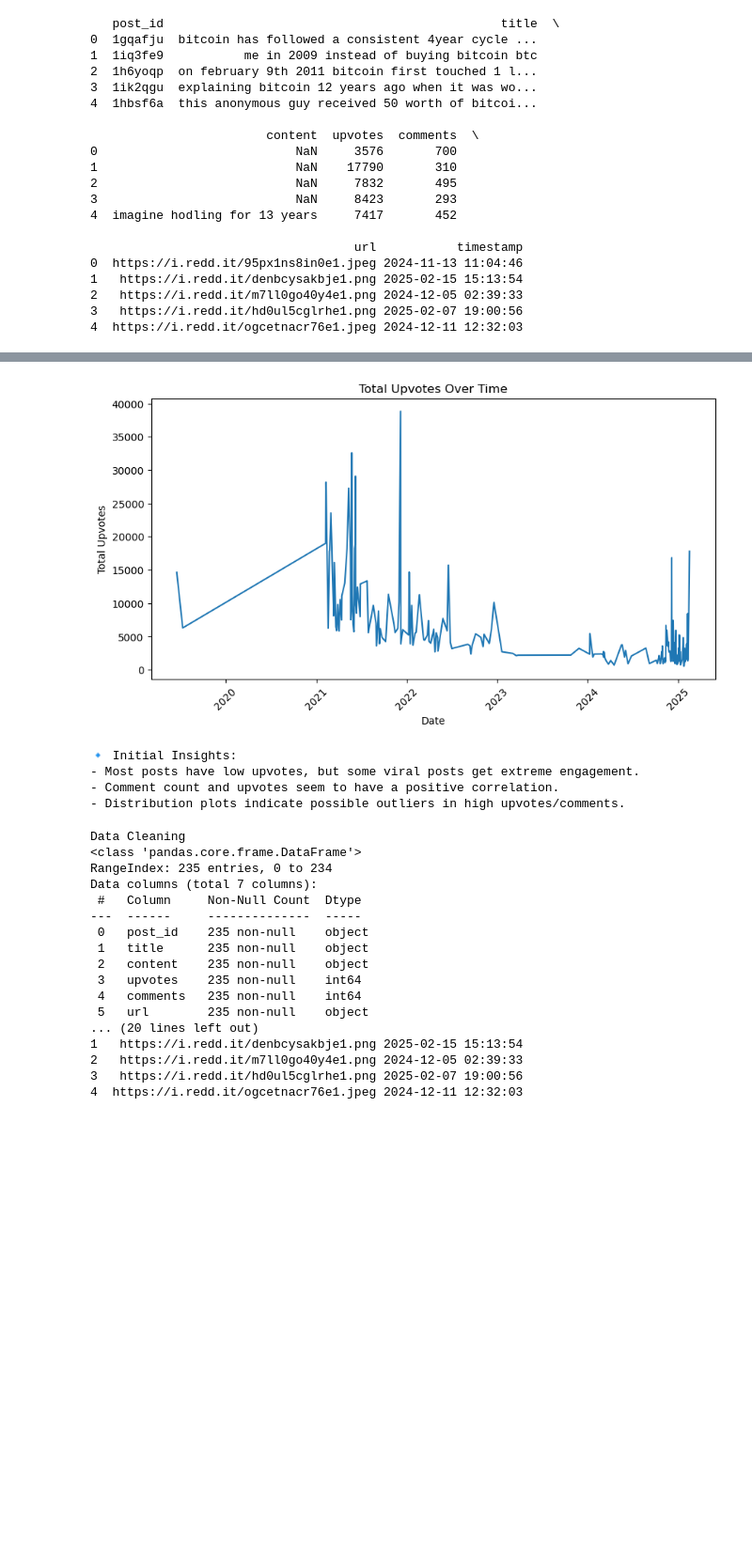
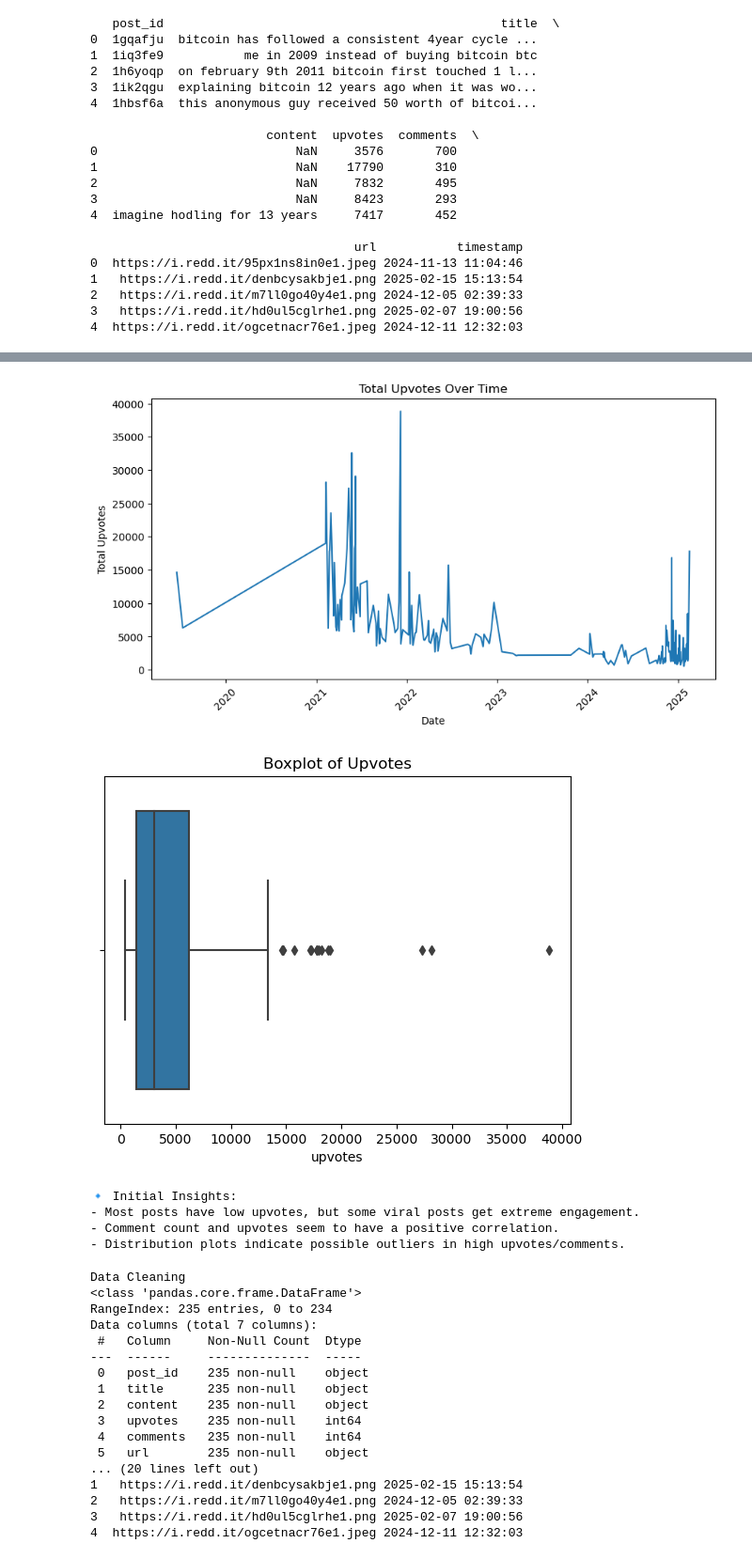
Before and after one commit to ThomasBordi/AppliedDataScience_Project1, a Jupyter notebook: data_fetching.ipynb, the cells around one changed output, grey strips where cells are left out. Shown: that part at 94% size. Drawn from its saved outputs; the diff is of its cells as text; code cells hidden in the pictures; blank space fills up the shorter version.

```diff
--- a/data_fetching.ipynb
+++ b/data_fetching.ipynb
@@ -197,38 +197,44 @@ def perform_eda(df):
     plt.xticks(rotation=45)
     plt.show()
 
+    sns.boxplot(x=df["upvotes"])
+    plt.title("Boxplot of Upvotes")
+    plt.show()
+
+
 
     # Interpretation of Findings
     print("\n🔹 Initial Insights:")
     print("- Most posts have low upvotes, but some viral posts get extreme engagement.")
     print("- Comment count and upvotes seem to have a positive correlation.")
     print("- Distribution plots indicate possible outliers in high upvotes/comments.")
 
 # Example Usage
 perform_eda(df_clean_bitcoin_1000)
 # %% [output]
 🔹 Dataset Overview:
 <class 'pandas.core.frame.DataFrame'>
 RangeIndex: 235 entries, 0 to 234
 Data columns (total 7 columns):
  #   Column     Non-Null Count  Dtype
 ---  ------     --------------  -----
  0   post_id    235 non-null    object
  1   title      235 non-null    object
  2   content    235 non-null    object
  3   upvotes    235 non-null    int64
  4   comments   235 non-null    int64
  5   url        235 non-null    object
 ... (11 lines left out)
 25%     1375.500000   272.500000
 50%     3060.000000   531.000000
 75%     6186.500000   979.000000
 max    38841.000000  6095.000000
 [figure]
 [figure]
 [figure]
 [figure]
 [figure]
+[figure, added]
 🔹 Initial Insights:
 - Most posts have low upvotes, but some viral posts get extreme engagement.
 - Comment count and upvotes seem to have a positive correlation.
```
Also changed, not shown: parts of 2 cells of this notebook.
